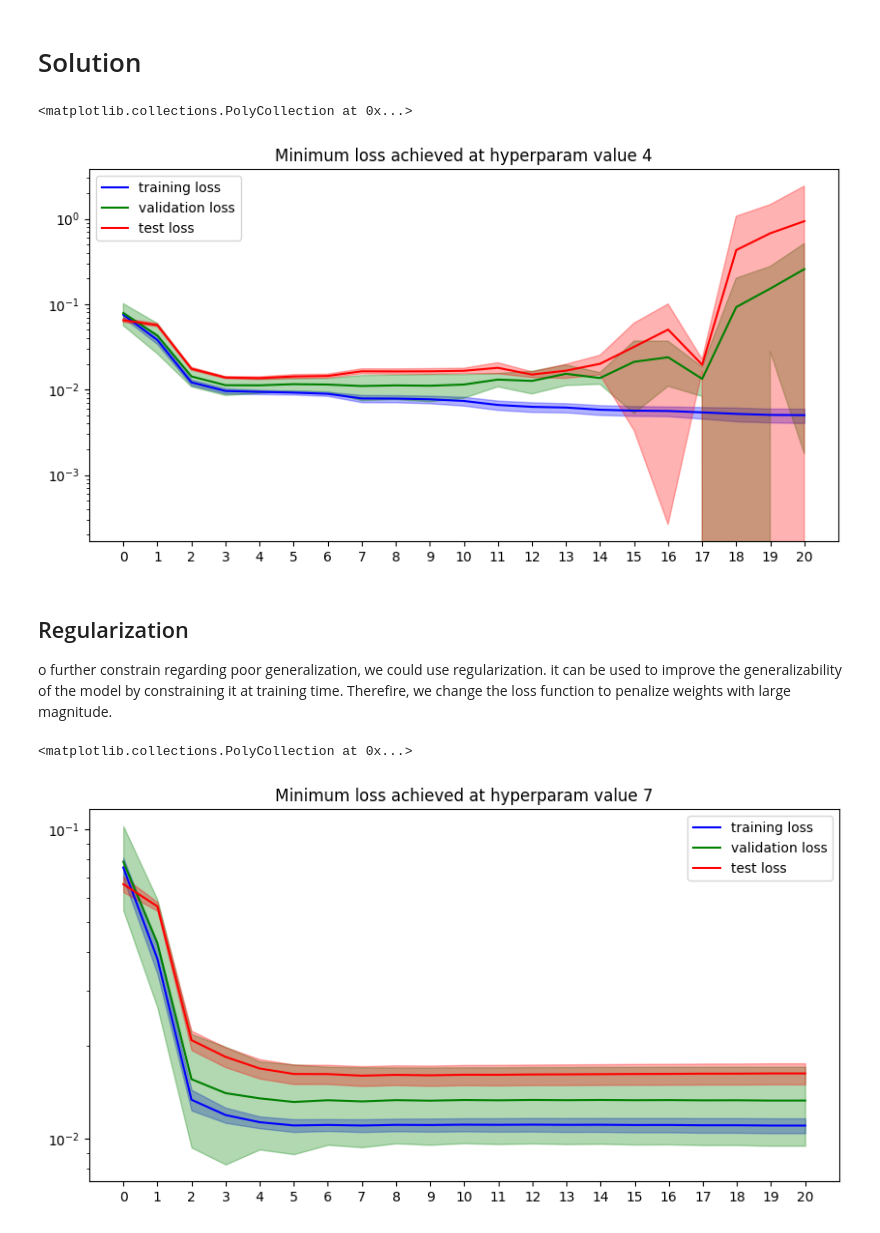
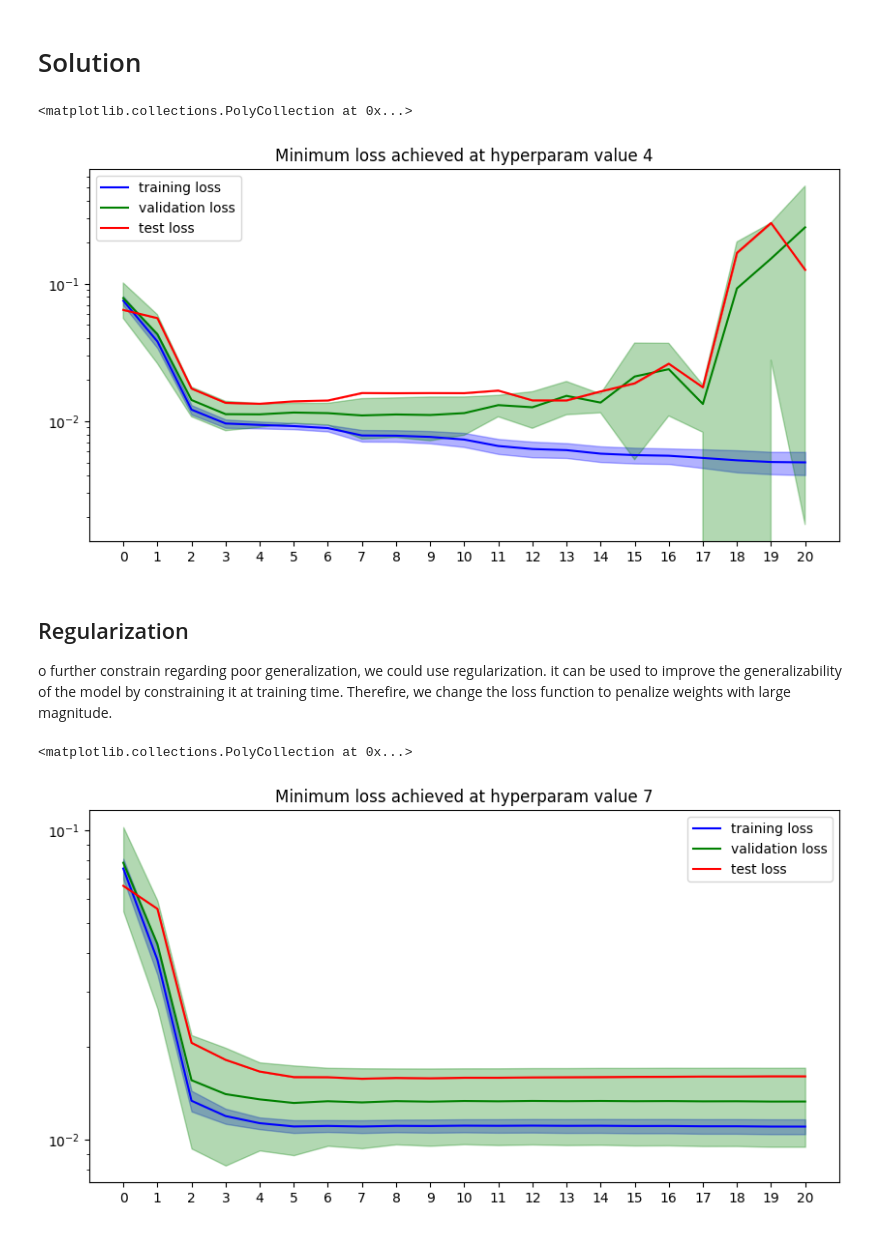
Before and after one commit to charan250498/Cross-validation-and-L2-Regularization, a Jupyter notebook: Ordinary Least Squares, Cross Validation and L2 Regularization.ipynb, the cells around one changed output. Saved outputs shown, nothing was run; the diff lists cells and outputs as text; code cells hidden in the pictures.

Commit message:
Corrected testing phase for K fold CV.

```diff
--- a/Ordinary Least Squares, Cross Validation and L2 Regularization.ipynb
+++ b/Ordinary Least Squares, Cross Validation and L2 Regularization.ipynb
@@ -416,50 +416,53 @@ for degree in range(max_degree):
     train_loss = []
     val_loss = []
     test_loss = []
+    weights_across_k_folds = []
 
     for validation_fold_index in range(Num_folds):
         x_train = np.hstack(np.delete(x_folds, (validation_fold_index), axis = 0)).reshape(-1, 1)
         y_train = np.hstack(np.delete(y_folds, (validation_fold_index), axis = 0))
         features_train = polynomial_features(x_train, degree)
         w = least_squares(features_train, y_train)
+        weights_across_k_folds.append(w)
         train_loss.append(avg_loss(features_train, y_train, w))
 
         x_val = x_folds[validation_fold_index].reshape(-1, 1)
         y_val = y_folds[validation_fold_index]
         features_val = polynomial_features(x_val, degree)
         val_loss.append(avg_loss(features_val, y_val, w))
 
-        x_test = x_new
-        y_test = y_new
-        features_test = polynomial_features(x_test, degree)
-        test_loss.append(avg_loss(features_test, y_test, w))
+    w = np.mean(np.asarray(weights_across_k_folds), axis=0)
+    x_test = x_new
+    y_test = y_new
+    features_test = polynomial_features(x_test, degree)
+    test_loss.append(avg_loss(features_test, y_test, w))
 
     train_losses_mean.append(np.mean(np.asarray(train_loss)))
     train_losses_std.append(np.std(np.asarray(train_loss)))
     val_losses_mean.append(np.mean(np.asarray(val_loss)))
     val_losses_std.append(np.std(np.asarray(val_loss)))
     test_losses_mean.append(np.mean(np.asarray(test_loss)))
     test_losses_std.append(np.std(np.asarray(test_loss)))
 
 plt.figure(figsize=(10, 5))
 plot_losses(train_losses_mean, label='training loss', color='b')
 std_n = np.array(train_losses_mean) - np.array(train_losses_std)
 std_p = np.array(train_losses_mean) + np.array(train_losses_std)
 plt.fill_between(range(max_degree), std_n, std_p, color='b', alpha=0.3)
 
 plot_losses(val_losses_mean, label='validation loss', color='g')
 std_n = np.array(val_losses_mean) - np.array(val_losses_std)
 std_p = np.array(val_losses_mean) + np.array(val_losses_std)
 plt.fill_between(range(max_degree), std_n, std_p, color='g', alpha=0.3)
 
 
 plot_losses(test_losses_mean, label='test loss', color='r')
 std_n = np.array(test_losses_mean) - np.array(test_losses_std)
 std_p = np.array(test_losses_mean) + np.array(test_losses_std)
 plt.fill_between(range(max_degree), std_n, std_p, color='r', alpha=0.3)
 # %% [output]
 <matplotlib.collections.PolyCollection at 0x...>
-[figure, old version]
+[figure, new version]
 # %% [markdown]
 ##  Regularization
 o further constrain regarding poor generalization, we could use regularization. it can be used to improve the generalizability of the model by constraining it at training time. Therefire, we change the loss function to penalize weights with large magnitude.
@@ -494,12 +497,14 @@ for degree in range(max_degree):
     train_loss = []
     val_loss = []
     test_loss = []
+    weights_across_k_folds = []
 
     for validation_fold_index in range(Num_folds):
         x_train = np.hstack(np.delete(x_folds, (validation_fold_index), axis = 0)).reshape(-1, 1)
         y_train = np.hstack(np.delete(y_folds, (validation_fold_index), axis = 0))
         features_train = polynomial_features(x_train, degree)
         w = least_squaresL2(features_train, y_train, Penalty_factor)
+        weights_across_k_folds.append(w)
         train_loss.append(avg_loss(features_train, y_train, w))
 
         x_val = x_folds[validation_fold_index].reshape(-1, 1)
@@ -507,10 +512,11 @@ for degree in range(max_degree):
         features_val = polynomial_features(x_val, degree)
         val_loss.append(avg_loss(features_val, y_val, w))
 
-        x_test = x_new
-        y_test = y_new
-        features_test = polynomial_features(x_test, degree)
-        test_loss.append(avg_loss(features_test, y_test, w))
+    w = np.mean(np.asarray(weights_across_k_folds), axis=0)
+    x_test = x_new
+    y_test = y_new
+    features_test = polynomial_features(x_test, degree)
+    test_loss.append(avg_loss(features_test, y_test, w))
 
     train_losses_mean.append(np.mean(np.asarray(train_loss)))
     train_losses_std.append(np.std(np.asarray(train_loss)))
@@ -539,4 +545,4 @@ std_p = np.array(test_losses_mean) + np.array(test_losses_std)
 plt.fill_between(range(max_degree), std_n, std_p, color='r', alpha=0.3)
 # %% [output]
 <matplotlib.collections.PolyCollection at 0x...>
-[figure, old version]
+[figure, new version]
```
Also changed, not shown: parts of 8 cells of this notebook.
